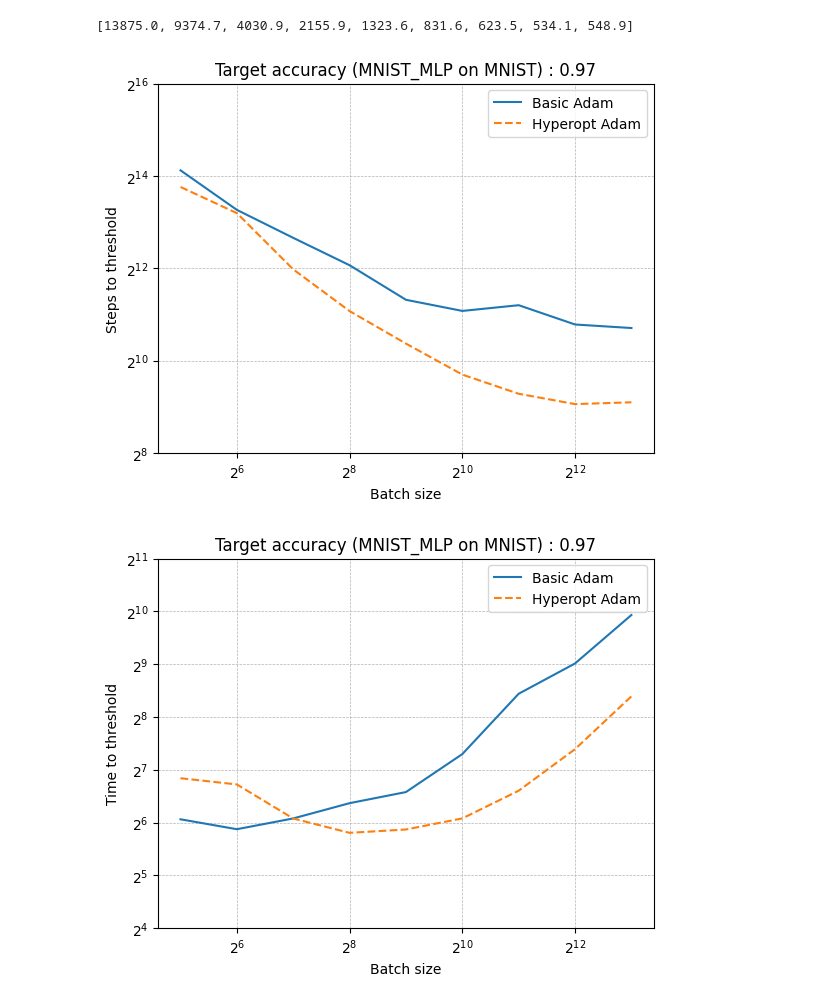
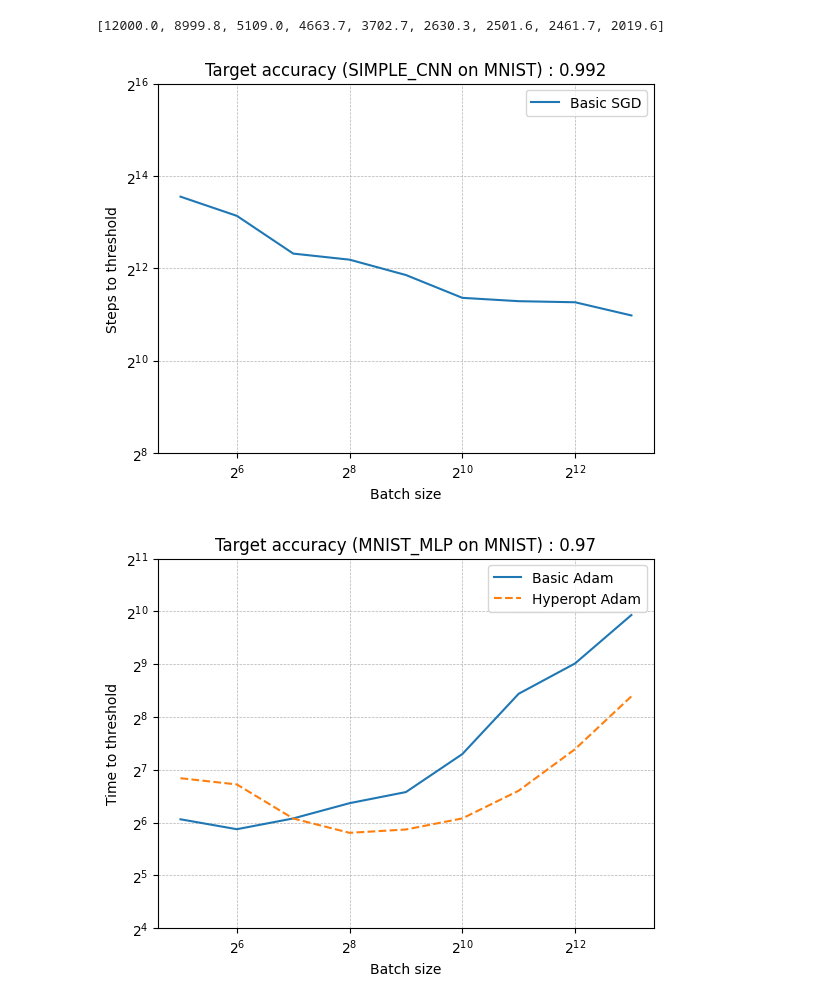
Before and after one commit to El-One1/Parameters-is-all-you-need, a Jupyter notebook: batch_size/plot.ipynb, the cells around one changed output. Cells and saved outputs as stored; diff of their text form; code cells hidden in the pictures.

```diff
--- a/batch_size/plot.ipynb
+++ b/batch_size/plot.ipynb
@@ -4,15 +4,15 @@ import matplotlib.pyplot as plt
 import torchvision
 import torch
 # %%
-model_name = "MNIST_MLP"
-optimizer_name = "Adam"
+model_name = "SIMPLE_CNN"
+optimizer_name = "SGD"
 dataset_name = "MNIST"
 loss_fn_name = "CrossEntropyLoss"
-lr = 0.001
+lr = 0.03
 momentum = 0.0
 batch_size_min = 5
 batch_size_max = 13
-target_acc = 0.97
+target_acc = 0.992
 nb_file = 0
 # %%
 hyperoptimization = 0
@@ -29,37 +29,37 @@ name_file = "results/" + model_name + "_" + optimizer_name + "_" + dataset_name
 with open(name_file, 'rb') as f:
     steps_hyperopt, times_hyperopt = pickle.load(f)
 # %%
-print(steps_hyperopt)
+print(steps_normal)
 # %% [output]
-[13875.0, 9374.7, 4030.9, 2155.9, 1323.6, 831.6, 623.5, 534.1, 548.9]
+[12000.0, 8999.8, 5109.0, 4663.7, 3702.7, 2630.3, 2501.6, 2461.7, 2019.6]
 # %%
 batch_sizes = [2**x for x in range(batch_size_min, batch_size_max + 1)]
 # %%
 # Créer la figure et les axes
 fig, ax = plt.subplots()
 
 # Tracer les courbes
 ax.plot(batch_sizes, steps_normal, label="Basic " + optimizer_name)
-ax.plot(batch_sizes, steps_hyperopt, label="Hyperopt "+optimizer_name, linestyle="--")
+#ax.plot(batch_sizes, steps_hyperopt, label="Hyperopt "+optimizer_name, linestyle="--")
 
 # Ajouter les légendes, les titres et les échelles
 ax.legend()
 ax.set_title("Target accuracy ({} on {}) : {}".format(model_name, dataset_name, str(target_acc)))
 ax.set_xlabel("Batch size")
 ax.set_ylabel("Steps to threshold")
 ax.set_xscale("log", base=2)
 ax.set_yscale("log", base=2)
 
 # Ajouter le quadrillage
 ax.grid(True, which="both", ls="--", lw=0.5, color="0.7")
 
 # Définir les limites de l'axe y
 ax.set_ylim([2**8, 2**16])
 
 # Afficher la figure
 plt.show()
 # %% [output]
-[figure, old version]
+[figure, new version]
 # %%
 # Créer la figure et les axes
 fig, ax = plt.subplots()
```
Also changed, not shown: 6 other files.
